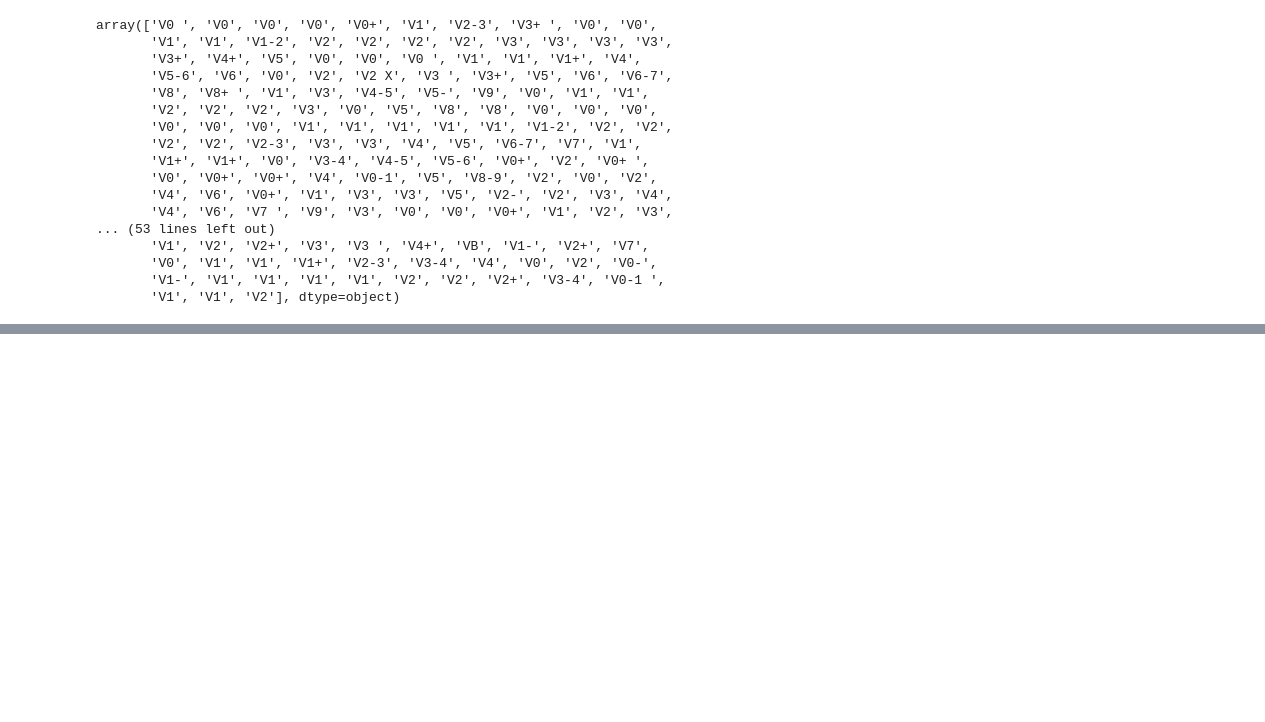
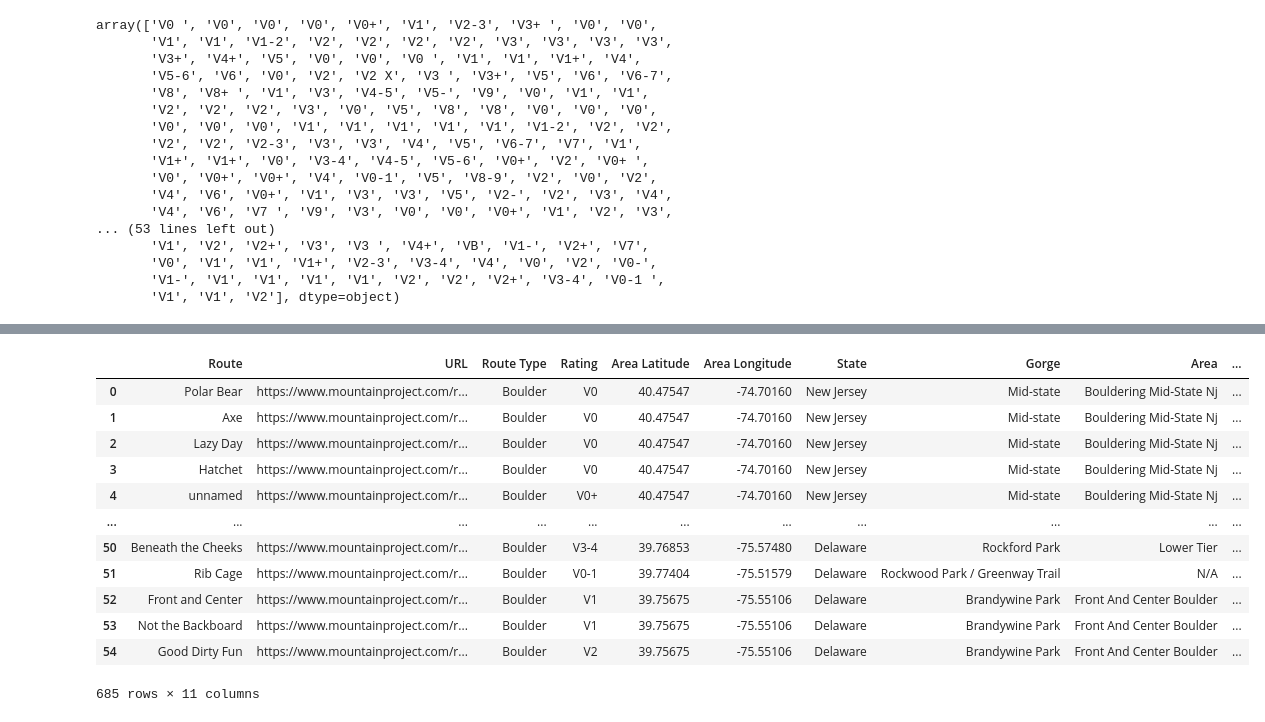
Before and after one commit to kchiev215/Passion_project, a Jupyter notebook: Location_DB.ipynb, the cells around one changed output, grey strips where cells are left out. Drawn from its saved outputs; the diff is of its cells as text; code cells hidden in the pictures; blank space fills up the shorter version.

Commit message:
Values in columns are cleaned up
Need to start web scraping for description and location based

```diff
--- a/Location_DB.ipynb
+++ b/Location_DB.ipynb
@@ -394,0 +403,2 @@ array(['V0 ', 'V0', 'V0', 'V0', 'V0+', 'V1', 'V2-3', 'V3+ ', 'V0', 'V0',
+# %%
+combined_chart['Rating'][92] = 'V1'
@@ -394,0 +430,16 @@ array(['V0 ', 'V0', 'V0', 'V0', 'V0+', 'V1', 'V2-3', 'V3+ ', 'V0', 'V0',
+# %%
+combined_chart
+# %% [output]
+|  | Route | URL | Route Type | Rating | Area Latitude | Area Longitude | State | Gorge | Area | ... |
+| 0 | Polar Bear | https://www.mountainproject.com/r... | Boulder | V0 | 40.47547 | -74.70160 | New Jersey | Mid-state | Bouldering Mid-State Nj | ... |
+| 1 | Axe | https://www.mountainproject.com/r... | Boulder | V0 | 40.47547 | -74.70160 | New Jersey | Mid-state | Bouldering Mid-State Nj | ... |
+| 2 | Lazy Day | https://www.mountainproject.com/r... | Boulder | V0 | 40.47547 | -74.70160 | New Jersey | Mid-state | Bouldering Mid-State Nj | ... |
+| 3 | Hatchet | https://www.mountainproject.com/r... | Boulder | V0 | 40.47547 | -74.70160 | New Jersey | Mid-state | Bouldering Mid-State Nj | ... |
+| 4 | unnamed | https://www.mountainproject.com/r... | Boulder | V0+ | 40.47547 | -74.70160 | New Jersey | Mid-state | Bouldering Mid-State Nj | ... |
+| ... | ... | ... | ... | ... | ... | ... | ... | ... | ... | ... |
+| 50 | Beneath the Cheeks | https://www.mountainproject.com/r... | Boulder | V3-4 | 39.76853 | -75.57480 | Delaware | Rockford Park | Lower Tier | ... |
+| 51 | Rib Cage | https://www.mountainproject.com/r... | Boulder | V0-1 | 39.77404 | -75.51579 | Delaware | Rockwood Park / Greenway Trail | N/A | ... |
+| 52 | Front and Center | https://www.mountainproject.com/r... | Boulder | V1 | 39.75675 | -75.55106 | Delaware | Brandywine Park | Front And Center Boulder | ... |
+| 53 | Not the Backboard | https://www.mountainproject.com/r... | Boulder | V1 | 39.75675 | -75.55106 | Delaware | Brandywine Park | Front And Center Boulder | ... |
+| 54 | Good Dirty Fun | https://www.mountainproject.com/r... | Boulder | V2 | 39.75675 | -75.55106 | Delaware | Brandywine Park | Front And Center Boulder | ... |
+685 rows × 11 columns
```
Also changed, not shown: parts of 14 cells of this notebook.
